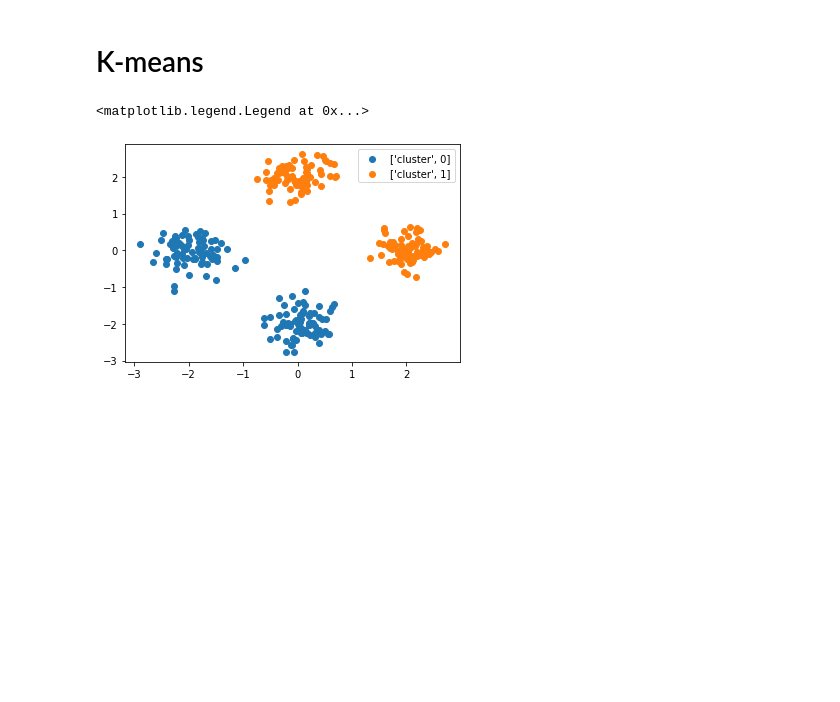
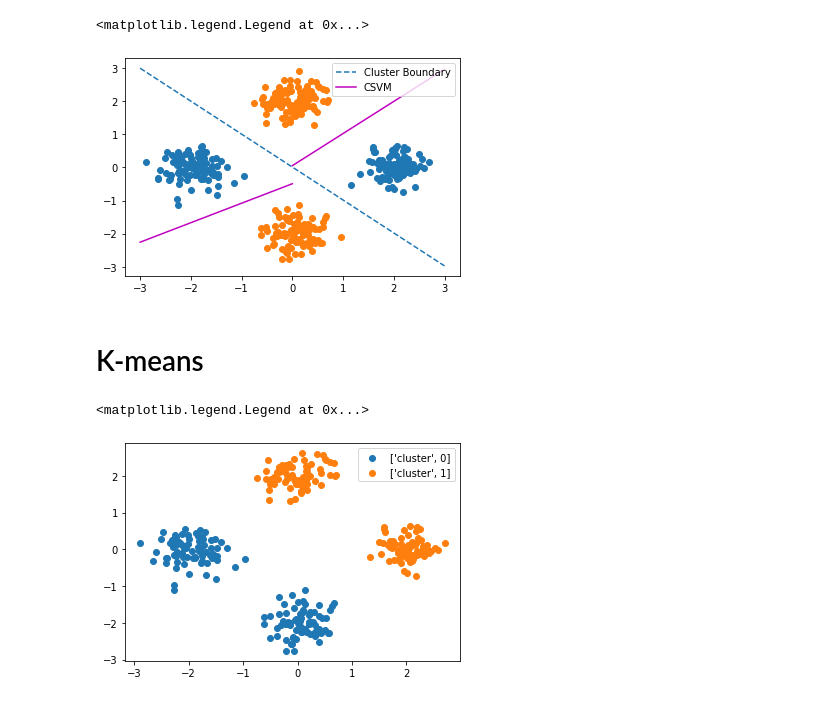
Before and after one commit to ahmedak2/SVM-Variations, a Jupyter notebook: CSVM.ipynb, the cells around one changed output. Drawn from its saved outputs; the diff is of its cells as text; code cells hidden in the pictures; blank space fills up the shorter version.

```diff
--- a/CSVM.ipynb
+++ b/CSVM.ipynb
@@ -10,6 +10,16 @@ import numpy as np
 from functions import *
 from SVMClass import *
 from Kmeans import *
+# %%
+def plot_hyperplane(W,x_min,x_max, plane_name,color):
+    w1 = W[0]
+    w2 = W[1]
+    b = W[2]
+
+    line_x = torch.tensor([x_min,x_max])
+    line_y_W = -w1/w2*line_x - b/w2
+
+    plt.plot(line_x, line_y_W, c=color,label=plane_name)
 # %%
 X, Y = load_data("toy_example") # four clusters
 
@@ -48,3 +60,28 @@ tensor(1.)
+# %%
+fig = plt.figure()
+plot_data(X,Y)
+
+# Cluster Boundary
+x1 = CSVM.centroid[0,0].numpy()
+y1 = CSVM.centroid[0,1].numpy()
+x2 = CSVM.centroid[1,0].numpy()
+y2 = CSVM.centroid[1,1].numpy()
+
+cx = (x1+x2)/2
+cy = (y1+y2)/2
+
+w = -(x2-x1)/(y2-y1)
+
+plt.plot([-3,3], [cy+w*(cx-3),cy+w*(3-cx)],'--',label='Cluster Boundary')
+
+# CSVM classifier
+plot_hyperplane(CSVM.Wl[:,0],-3,0,'CSVM','m')
+plot_hyperplane(CSVM.Wl[:,1],0,3,'','m')
+
+plt.legend()
+# %% [output]
+<matplotlib.legend.Legend at 0x...>
+[figure, added]
 # %% [markdown]
 # K-means
 # %%
```
Also changed, not shown: parts of 3 cells of this notebook.
